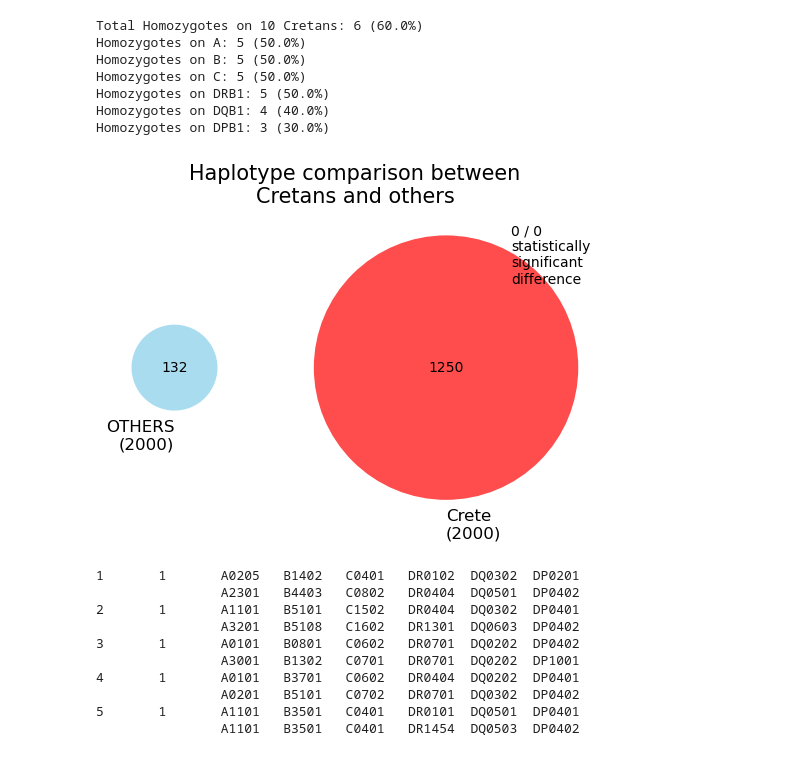
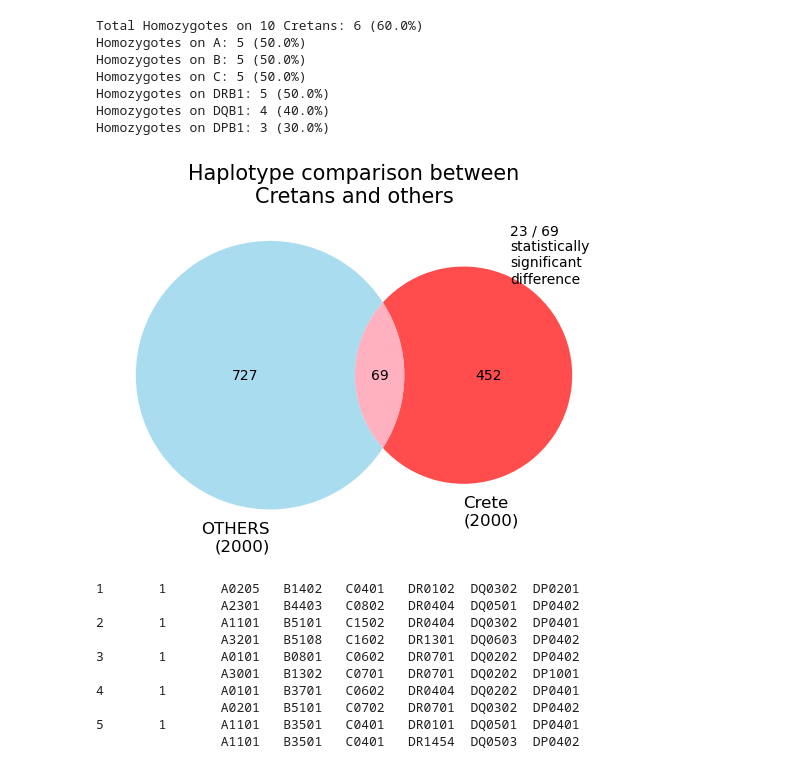
Before and after one commit to ioannavasilopoulou/ECoBBMaDoR_HLA, a Jupyter notebook: paper_code.ipynb, the cells around one changed output. Drawn from its saved outputs; the diff is of its cells as text; code cells hidden in the pictures.

```diff
--- a/paper_code.ipynb
+++ b/paper_code.ipynb
@@ -4,13 +5 @@ Code to reproduce plots from: https://www.sciencedirect.com/science/article/pii/
 fn = '/Users/admin/HLA/RUNS_haplomat/1835/frequencies.dat'
-# %%
-def haplomat_output_parce(hfs_dat, n):
-
-    with open(hfs_dat) as f:
-        cretan_haplotypes = [x.replace('\n', '').replace('g', '').split() for x in f.readlines()]
-
-    cretan_haplotypes = [( '-'.join(sorted(x[0].split('~'))  ), float(x[1])) for x in cretan_haplotypes]
-
-    cretan_haplotypes = {x[0]:x[1] for x in cretan_haplotypes}
-    cretan_haplotypes = {k:v for k,v in cretan_haplotypes.items() if v >= 1/(2*n)}
-
-    return cretan_haplotypes
@@ -215,2 +5,0 @@ NameError: name 'A_g_grouped_1835_Cretans' is not defined
-# %%
-e,f,g=chi2(A_final_1835_DKMSALL_GER, A_final_freqnet_1835_DKMSALL_GER, common_A_1835_DKMSALL_GER, 1835, DKMS_all_final, sig_afs=True)
@@ -722,35 +582,35 @@ def compare_haplotypes(hfs_dat,         #haplomat output for one population
     hapl_pval = dict(zip([x[0] for x in comparison_list_counts], p_values))
 
     if pvals:
         return hapl_pval
 
     sig_hapl_pval = {k:v for k,v in hapl_pval.items() if v < 0.05}
 
     if no_diagram:
         print(f'Total Cretan haplotypes: {len(cretan_haplotypes)}')
         print(f"Total others haplotypes: {len(others_haplotypes)}")
         print(f'Common haplotypes: {len(common_haplotypes)}')
         print(f'Statistcal Significant: {len(sig_hapl_pval)}\n')
         return
 
     white_patch = mpatches.Patch(color='none', label=f'{len(sig_hapl_pval)} / {len(common_haplotypes)}\nstatistically\nsignificant\ndifference')
     leg = plt.legend(handles=[white_patch], loc='upper right', frameon=False)
     leg.set_alpha(0.0)
 
     venn2(subsets = (len(others_haplotypes)-len(common_haplotypes), len(cretan_haplotypes)-len(common_haplotypes),
                      len(common_haplotypes)), set_labels = (f'OTHERS\n({num_others})', f'Crete\n({num_Cretans})'),
                      set_colors=('skyblue', 'red'), alpha = 0.7)
 #     venn2(subsets = (len(DKMS_haplotypes)-len(common_haplotypes), len(cretan_haplotypes)-len(common_haplotypes), len(common_haplotypes)), set_labels = (f'DKMS\n({num_DKMS})', f'Crete\n({num_Cretans})'), set_colors=('darkgrey', 'slategrey'), alpha = 0.7)
     plt.title('Haplotype comparison between\nCretans and others', fontsize=15)
 
 #     plt.savefig(f'Vehn with {len(common_haplotypes)} common haplotypes.png', dpi=300)
 
     plt.show()
 
 # compare_haplotypes(g4_path, hf_DKMS_all_final, 1835, pvals=True)
-compare_haplotypes('test_2.dat', 'test.dat', 2000,2000)
+compare_haplotypes('haplomat_results/chania.dat', 'haplomat_results/heraklion.dat', 2000,2000)
 # %% [output]
-[figure, old version]
+[figure, new version]
 # %%
 def create_pop_excel(cretan_population):
 
```
Also changed, not shown: parts of 30 cells of this notebook.
